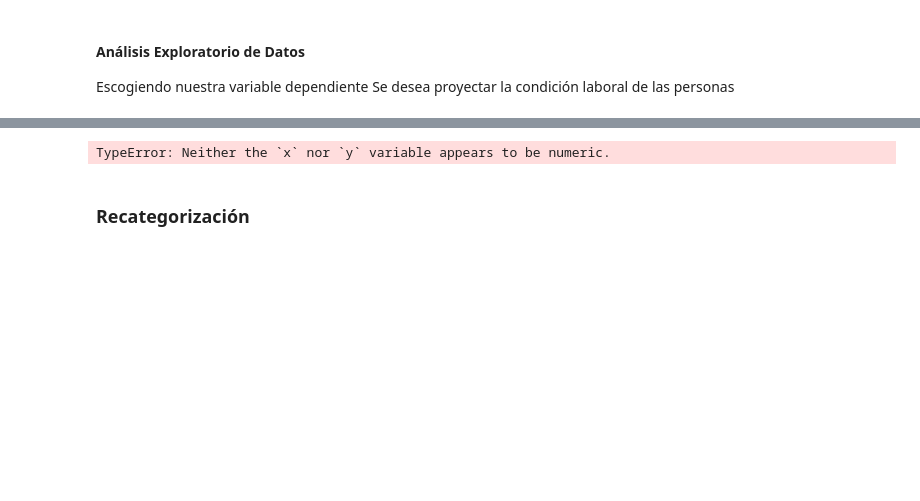
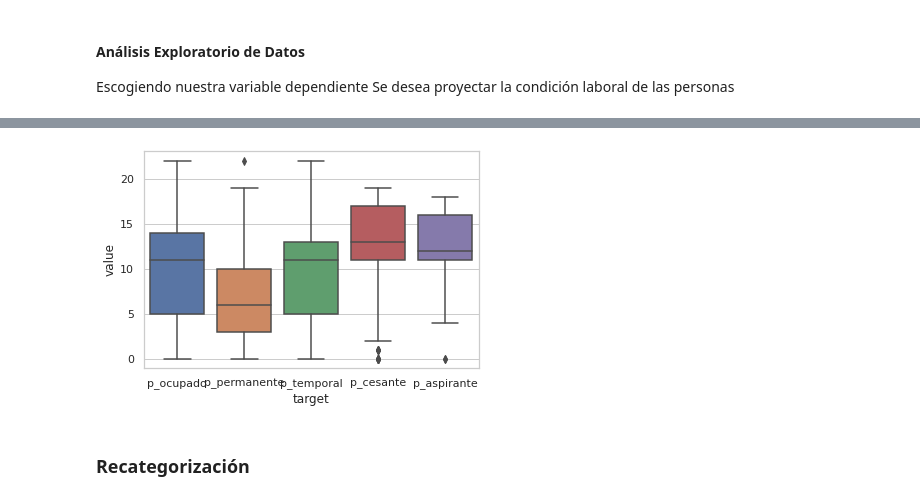
Before and after one commit to ifmm87/mineria-datos-2, a Jupyter notebook: Regresion logistica.ipynb, the cells around one changed output, grey strips where cells are left out. Drawn from its saved outputs; the diff is of its cells as text; code cells hidden in the pictures; blank space fills up the shorter version.

```diff
--- a/Regresion logistica.ipynb
+++ b/Regresion logistica.ipynb
@@ -35,6 +53,6 @@ data.head()
 # %%
 # renombramos la columna condicion laboral
-df = df.rename(columns={'ingresoocupacionprincipal': 'target_y'})
+df = df.rename(columns={'condact': 'target'})
 # %% [markdown]
 #### Análisis Exploratorio de Datos
 Escogiendo nuestra variable dependiente
@@ -51,9 +69,9 @@ Text(0, 0.5, 'Frecuencia de personas')
 # %%
-mdf = pd.melt(df[['aestudio','target_y']], id_vars=['target_y'], var_name=['aestudio'])
-ax = sns.boxplot(x="target_y", y="value", data=mdf)
+mdf = pd.melt(df[['aestudio','target']], id_vars=['target'], var_name=['aestudio'])
+ax = sns.boxplot(x="target", y="value", data=mdf)
 plt.show()
 # %% [output]
-TypeError: Neither the `x` nor `y` variable appears to be numeric.
+[figure, added]
 # %% [markdown]
 ### Recategorización
 # %%
```
Also changed, not shown: parts of 18 cells of this notebook, 1 other file.
